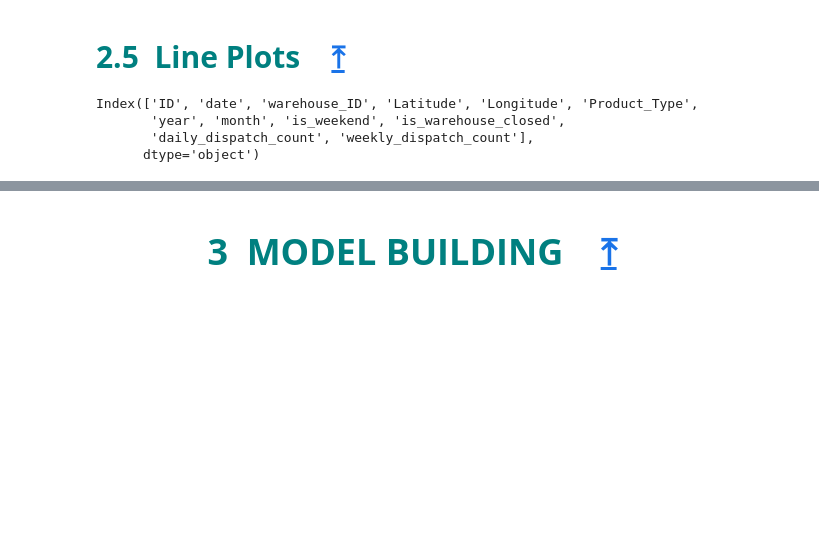
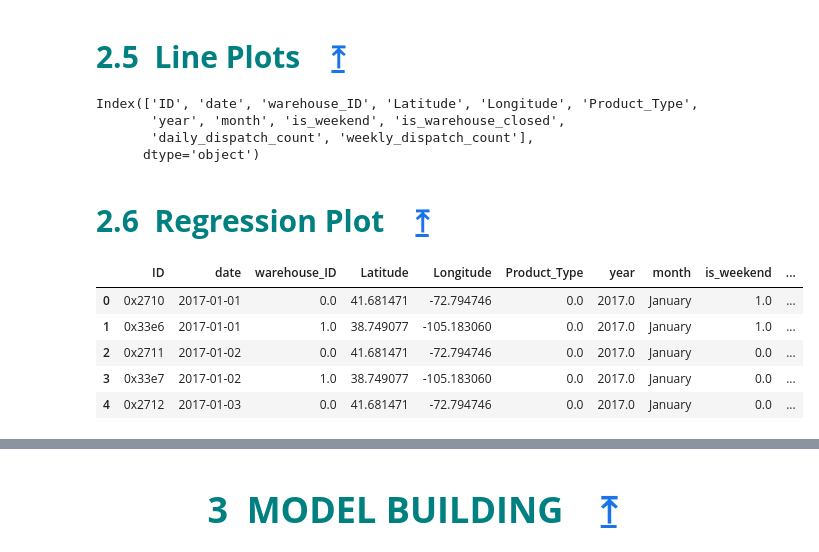
Before and after one commit to piyumaha12/Tredence-Data-Scientist-Hackathon, a Jupyter notebook: demand_forecasting.ipynb, the cells around one changed output, grey strips where cells are left out. Saved outputs shown, nothing was run; the diff lists cells and outputs as text; code cells hidden in the pictures; blank space fills up the shorter version.

```diff
--- a/demand_forecasting.ipynb
+++ b/demand_forecasting.ipynb
@@ -769,3 +769,15 @@ Index(['ID', 'date', 'warehouse_ID', 'Latitude', 'Longitude', 'Product_Type',
 # %%
 px.line(data_frame= train, y = 'daily_dispatch_count', x = 'date',
     hover_data= ['warehouse_ID', 'is_weekend'], color = 'warehouse_ID' )
+# %% [markdown]
+<a id="2.6"></a>
+## <span style="font-family: Verdana; font-size: 30px; font-style: normal; font-weight: bold; text-decoration: none; text-transform: none; letter-spacing: 3px; background-color: #ffffff; color: teal;" id="regression_plots">2.6&nbsp;&nbsp;Regression Plot&nbsp;&nbsp;&nbsp;&nbsp;<a href="#toc">&#10514;</a></center></span>
+# %%
+train_complete_imputer.head()
+# %% [output]
+|  | ID | date | warehouse_ID | Latitude | Longitude | Product_Type | year | month | is_weekend | ... |
+| 0 | 0x2710 | 2017-01-01 | 0.0 | 41.681471 | -72.794746 | 0.0 | 2017.0 | January | 1.0 | ... |
+| 1 | 0x33e6 | 2017-01-01 | 1.0 | 38.749077 | -105.183060 | 0.0 | 2017.0 | January | 1.0 | ... |
+| 2 | 0x2711 | 2017-01-02 | 0.0 | 41.681471 | -72.794746 | 0.0 | 2017.0 | January | 0.0 | ... |
+| 3 | 0x33e7 | 2017-01-02 | 1.0 | 38.749077 | -105.183060 | 0.0 | 2017.0 | January | 0.0 | ... |
+| 4 | 0x2712 | 2017-01-03 | 0.0 | 41.681471 | -72.794746 | 0.0 | 2017.0 | January | 0.0 | ... |
```
Also changed, not shown: parts of 15 cells of this notebook.
